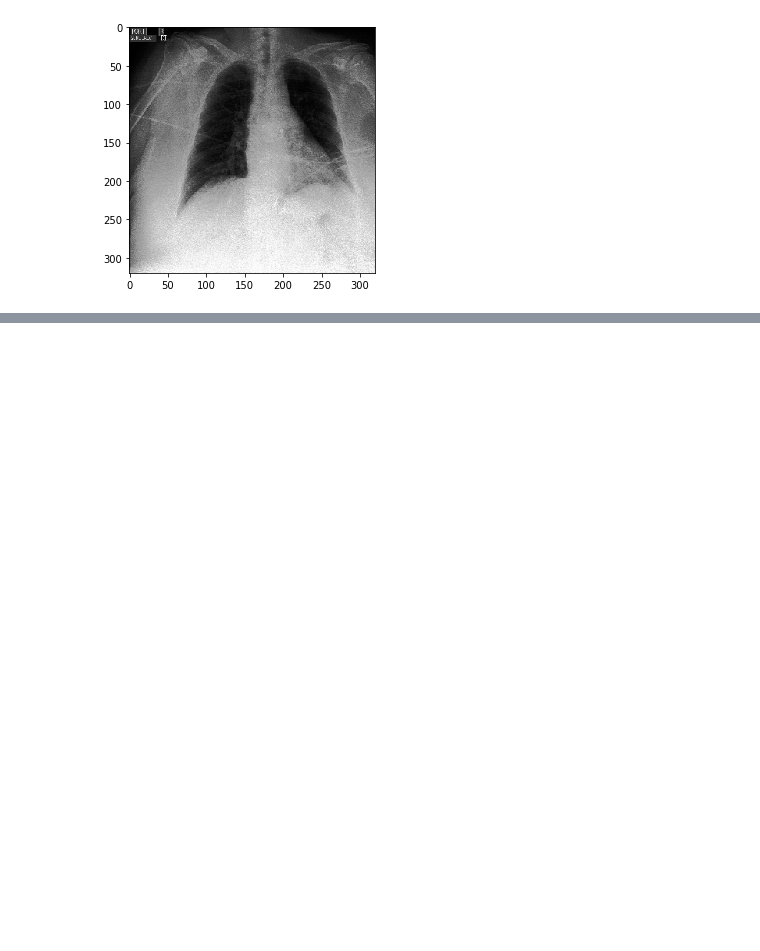
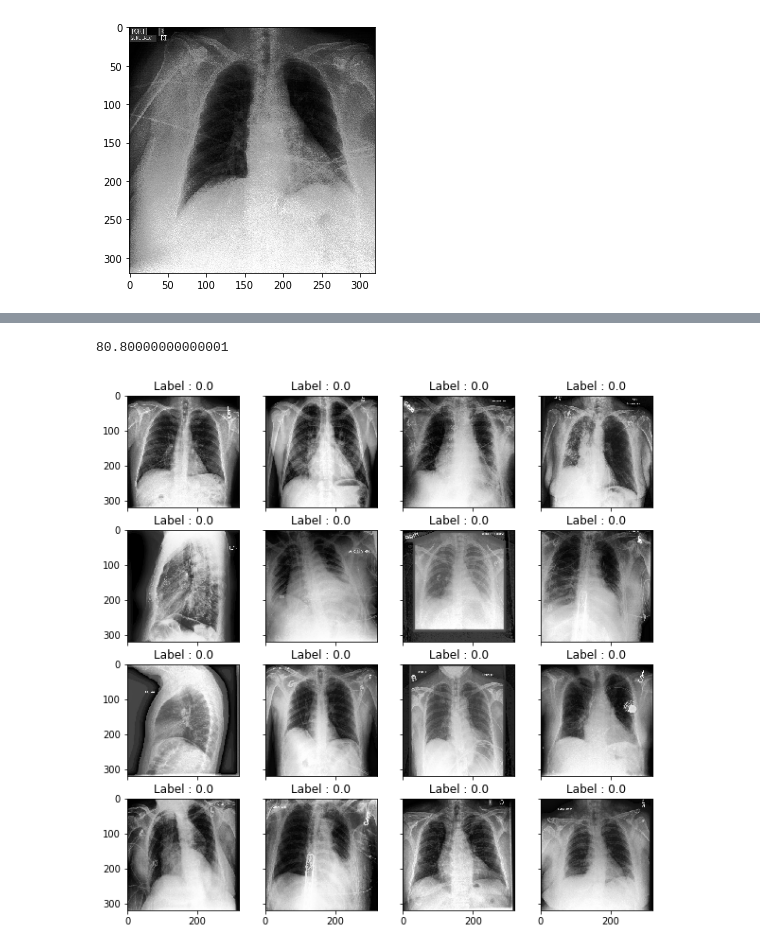
Before and after one commit to jiahui890/chexpert-aml, a Jupyter notebook: notebooks/kyle-svm.ipynb, the cells around one changed output, grey strips where cells are left out. Drawn from its saved outputs; the diff is of its cells as text; code cells hidden in the pictures; blank space fills up the shorter version.

```diff
--- a/notebooks/kyle-svm.ipynb
+++ b/notebooks/kyle-svm.ipynb
@@ -31,6 +31,7 @@ train_df.head(3)
 # %%
 base_path = "~/Downloads"
 label_name = "Cardiomegaly"
+limit = 1000
 # %%
 def read_image_and_label(df, label_name):
     images = []
@@ -140,0 +107,2 @@ TypeError: first argument must be an iterable of pandas objects, you passed an o
+# %%
+image_df['label'] = image_df['label'].fillna(0)
@@ -140,0 +125,29 @@ TypeError: first argument must be an iterable of pandas objects, you passed an o
+# %%
+x = image_df.values[:, :-1]
+y = image_df.values[:, -1]
+# %%
+from sklearn.decomposition import PCA
+from sklearn.svm import SVC
+from sklearn.pipeline import make_pipeline
+from sklearn.model_selection import train_test_split
+from sklearn.model_selection import GridSearchCV
+from sklearn import metrics
+
+# Here we will use train_test_split to create our training and testing data.
+x_train, x_test, y_train, y_test = train_test_split(x, y, random_state = 0)
+
+pca = PCA(n_components = 150, whiten = True, random_state = 0)
+svc = SVC(kernel ='rbf', class_weight ='balanced')
+model = make_pipeline(pca, svc)
+
+params = {'svc__C': [x for x in range(1, 6)],
+          'svc__gamma': [0.001, 0.005, 0.006, 0.01, 0.05, 0.06, 0.004, 0.04]}
+
+grid = GridSearchCV(model, params)
+%time grid.fit(x_train, y_train)
+print(grid.best_params_)
+
+model = grid.best_estimator_
+ypred = model.predict(x_test)
+
+ypred[0:3]
@@ -140,0 +159,16 @@ TypeError: first argument must be an iterable of pandas objects, you passed an o
+# %%
+fig, ax = plt.subplots(4, 4, sharex = True,
+                             sharey = True,
+                        figsize = (10, 10))
+
+for i, axi in enumerate(ax.flat):
+    axi.imshow(x_test[i].reshape((320, 320)).astype(np.float64),
+                   cmap = "gray", interpolation = "nearest")
+
+    axi.set_title('Label : {}'.format(ypred[i]))
+
+# Finally, we test our accuracy in using the following code:
+print(metrics.accuracy_score(y_test, ypred) * 100)
+# %% [output]
+80.80000000000001
+[figure, added]
```
Also changed, not shown: parts of 9 cells of this notebook.
